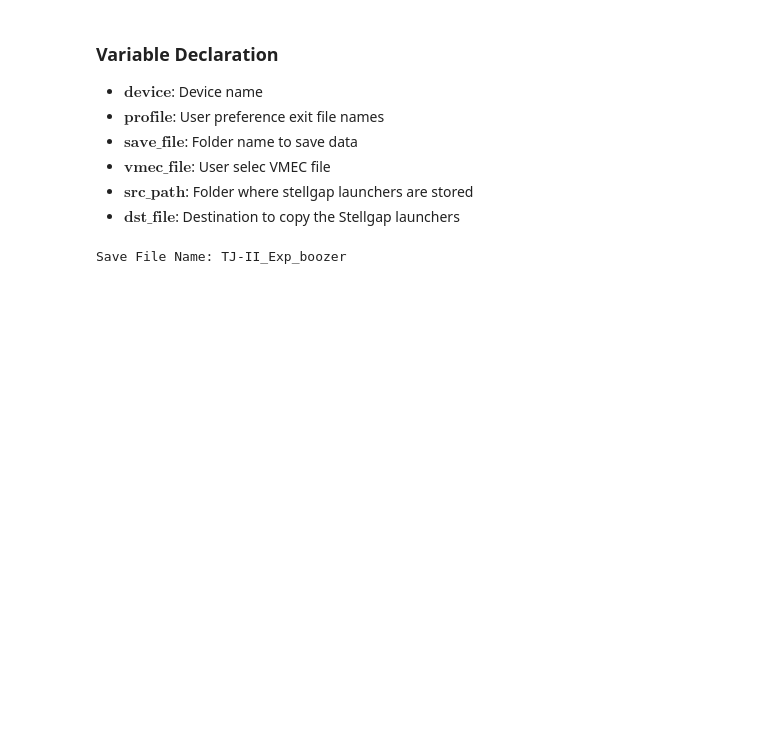
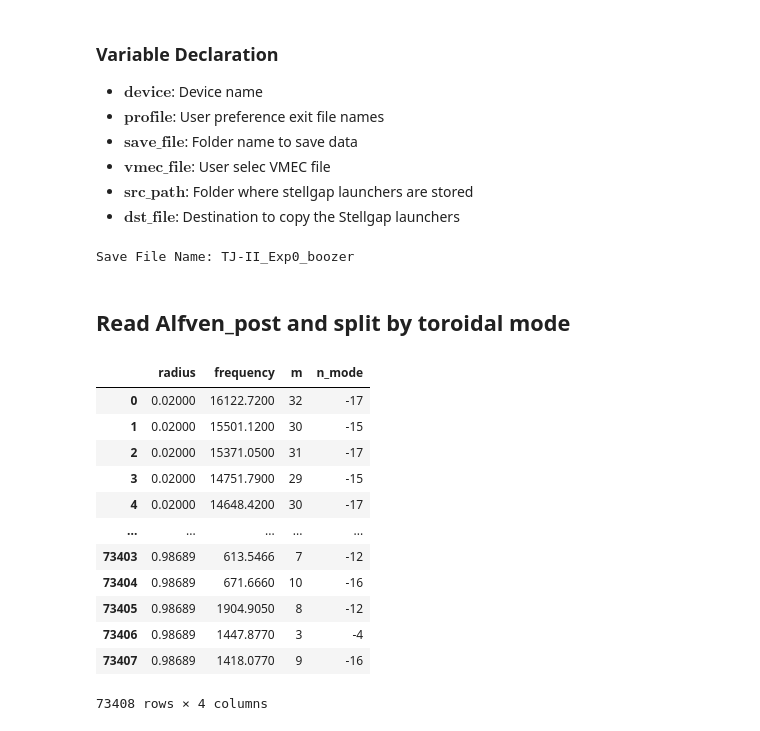
Before and after one commit to Lherrera094/Master_Thesis, a Jupyter notebook: Get_Stellgap/main_Stellgap.ipynb, the cells around one changed output. Cells and saved outputs as stored; diff of their text form; code cells hidden in the pictures; blank space fills up the shorter version.

Commit message:
Update get_stellgap

```diff
--- a/Get_Stellgap/main_Stellgap.ipynb
+++ b/Get_Stellgap/main_Stellgap.ipynb
@@ -18,16 +19,30 @@ import shutil
 # %%
 #variable declaration
 device = "TJ-II"
-profile = "Exp"
+profile = "Exp0"
 save_file = f"{device}_{profile}_boozer"
 print(f"Save File Name: {save_file}")
 
 if not os.path.exists(save_file):
     os.mkdir(save_file)
-
-vmec_file = select_file()
-
-src_path = f"../../Stellgap/stellgap/bin/"
-dst_path = f"{save_file}/"
 # %% [output]
-Save File Name: TJ-II_Exp_boozer
+Save File Name: TJ-II_Exp0_boozer
+# %% [markdown]
+## Read Alfven_post and split by toroidal mode
+# %%
+alfven_post = extract_continuum(save_file)
+alfven_post
+# %% [output]
+|  | radius | frequency | m | n_mode |
+| 0 | 0.02000 | 16122.7200 | 32 | -17 |
+| 1 | 0.02000 | 15501.1200 | 30 | -15 |
+| 2 | 0.02000 | 15371.0500 | 31 | -17 |
+| 3 | 0.02000 | 14751.7900 | 29 | -15 |
+| 4 | 0.02000 | 14648.4200 | 30 | -17 |
+| ... | ... | ... | ... | ... |
+| 73403 | 0.98689 | 613.5466 | 7 | -12 |
+| 73404 | 0.98689 | 671.6660 | 10 | -16 |
+| 73405 | 0.98689 | 1904.9050 | 8 | -12 |
+| 73406 | 0.98689 | 1447.8770 | 3 | -4 |
+| 73407 | 0.98689 | 1418.0770 | 9 | -16 |
+73408 rows × 4 columns
```
Also changed, not shown: parts of 4 cells of this notebook, 2 other files.
